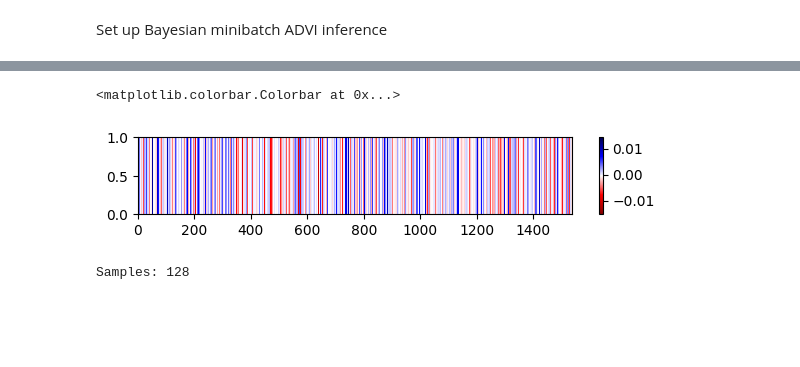
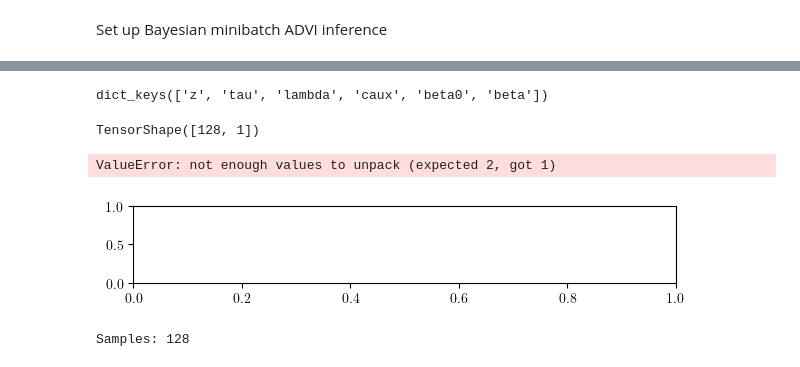
Before and after one commit to mederrata/bayesianquilts, a Jupyter notebook: notebooks/ovarian/ovarian_advi.ipynb, the cells around one changed output, grey strips where cells are left out. Saved outputs shown, nothing was run; the diff lists cells and outputs as text; code cells hidden in the pictures; blank space fills up the shorter version.

```diff
--- a/notebooks/ovarian/ovarian_advi.ipynb
+++ b/notebooks/ovarian/ovarian_advi.ipynb
@@ -202,14 +202,22 @@ if dataset == "ovarian":
 else:
     batch = next(iter(data_factory_factory()()))
 params = lr_model.sample(128)
+# %%
+params.keys()
+# %% [output]
+dict_keys(['z', 'tau', 'lambda', 'caux', 'beta0', 'beta'])
+# %%
+params['beta0'].shape
+# %% [output]
+TensorShape([128, 1])
 # %%
-beta = tf.reduce_mean(params['beta__'], axis=0)
+beta = tf.reduce_mean(params['beta'], axis=0)
 fig, ax = plt.subplots(1, 1, figsize=(7, 1 ))
 im = ax.pcolormesh(beta, cmap='seismic_r')
 plt.colorbar(im)
 # %% [output]
-<matplotlib.colorbar.Colorbar at 0x...>
+ValueError: not enough values to unpack (expected 2, got 1)
-[figure, old version]
+[figure, new version]
 # %%
 h_vals = [1, 1e-1, 1e-2, 1e-3, 1e-4, 1e-5, 1e-6, 1e-7]
 loo_khat = {}
```
Also changed, not shown: parts of 3 cells of this notebook, 7 other files.
